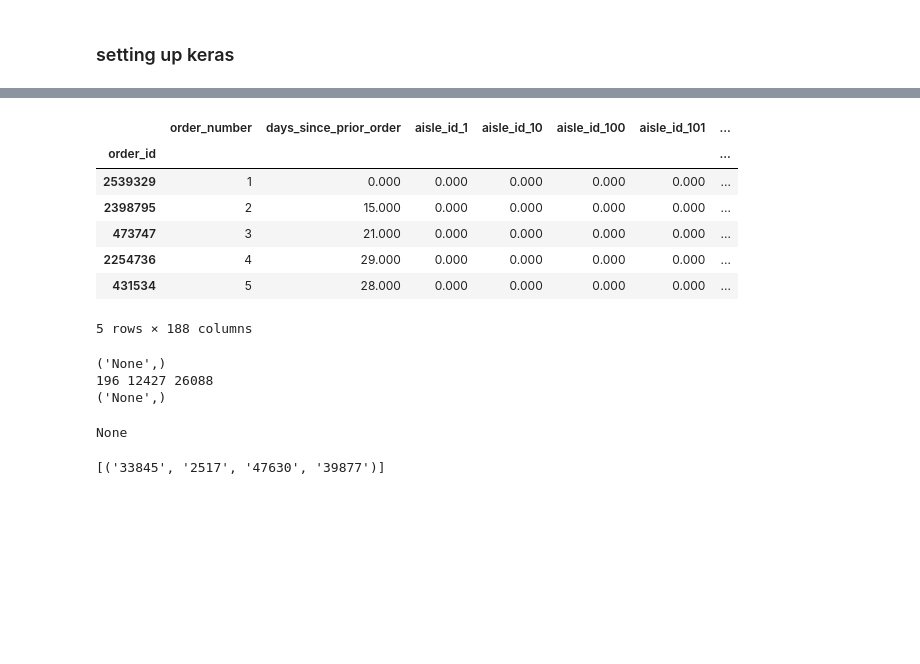
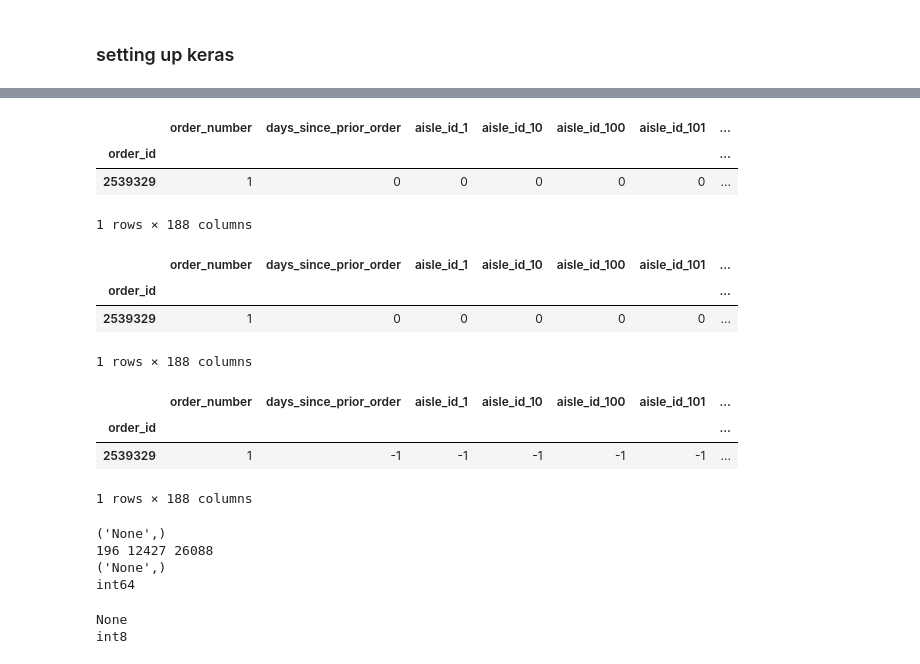
Before and after one commit to Drea1989/Instacart, a Jupyter notebook: customer_purchases.ipynb, the cells around one changed output, grey strips where cells are left out. Saved outputs shown, nothing was run; the diff lists cells and outputs as text; code cells hidden in the pictures; blank space fills up the shorter version.

Commit message:
Feat: add keras model
added model from training on floyd hub

```diff
--- a/customer_purchases.ipynb
+++ b/customer_purchases.ipynb
@@ -191,7 +191,7 @@ train = open('train_orders.p','rb')
 df_train = pickle.load(train)
 train.close()
 '''
-df_train = pd.read_pickle(open('train_orders.p','rb'))
+df_train = pd.read_pickle(open('/training/train_orders.p','rb'))
 '''
 test = open('test_orders.p','rb')
 test_orders = pickle.load(test)
@@ -208,24 +214,30 @@ X_train = X_train.set_index('order_id')
 # %%
 X_train[['order_dow', 'order_hour_of_day']] = X_train[['order_dow', 'order_hour_of_day']].astype(str)
 X_train = pd.get_dummies(X_train, columns=['order_dow', 'order_hour_of_day'])
-
+X_train = X_train.astype('int8')
+display(X_train.head(1))
 X_train = X_train.fillna(-1)
+display(X_train.head(1))
 X_train = X_train.replace(0,-1)
-display(X_train.head())
+display(X_train.head(1))
 # %% [output]
 |  | order_number | days_since_prior_order | aisle_id_1 | aisle_id_10 | aisle_id_100 | aisle_id_101 | ... |
 | order_id |  |  |  |  |  |  | ... |
-| 2539329 | 1 | 0.000 | 0.000 | 0.000 | 0.000 | 0.000 | ... |
-| 2398795 | 2 | 15.000 | 0.000 | 0.000 | 0.000 | 0.000 | ... |
-| 473747 | 3 | 21.000 | 0.000 | 0.000 | 0.000 | 0.000 | ... |
-| 2254736 | 4 | 29.000 | 0.000 | 0.000 | 0.000 | 0.000 | ... |
-| 431534 | 5 | 28.000 | 0.000 | 0.000 | 0.000 | 0.000 | ... |
+| 2539329 | 1 | 0 | 0 | 0 | 0 | 0 | ... |
-5 rows × 188 columns
+1 rows × 188 columns
+|  | order_number | days_since_prior_order | aisle_id_1 | aisle_id_10 | aisle_id_100 | aisle_id_101 | ... |
+| order_id |  |  |  |  |  |  | ... |
+| 2539329 | 1 | 0 | 0 | 0 | 0 | 0 | ... |
+1 rows × 188 columns
+|  | order_number | days_since_prior_order | aisle_id_1 | aisle_id_10 | aisle_id_100 | aisle_id_101 | ... |
+| order_id |  |  |  |  |  |  | ... |
+| 2539329 | 1 | -1 | -1 | -1 | -1 | -1 | ... |
+1 rows × 188 columns
 # %%
 #vectorise the products list
 #from sklearn.feature_extraction.text import TfidfVectorizer,CountVectorizer
 from sklearn.preprocessing import MultiLabelBinarizer
-value = pickle.load( open('prod_dict.p', 'rb'))
+value = pickle.load( open('/dict/prod_dict.p', 'rb'))
 dicts = []
 for i in value:
     dicts.append(tuple(i.split()))
@@ -250,12 +262,16 @@ print (y_train[0])
 
 
 y_train = vectorizer.transform(y_train)
+print(y_train.dtype)
 # %% [output]
 ('None',)
 196 12427 26088
 ('None',)
+int64
 # %%
-
+#deleted df
+del df_train
+gc.collect()
 #custom round layer
 from keras.layers import Layer
 class Round(Layer):
@@ -272,15 +288,8 @@ class Round(Layer):
         return dict(list(base_config.items()) + list(config.items()))
 
 print (vectorizer.classes_[49688])
+y_train = y_train.astype('int8')
+print(y_train.dtype)
 # %% [output]
 None
+int8
-# %%
-y = y_train[:70000].todense()
-
-y_eval = y[69900:]
-y = y[:69900]
-
-test = vectorizer.inverse_transform(y_train[1450])
-print(test)
-# %% [output]
-[('33845', '2517', '47630', '39877')]
```
Also changed, not shown: parts of 8 cells of this notebook.
